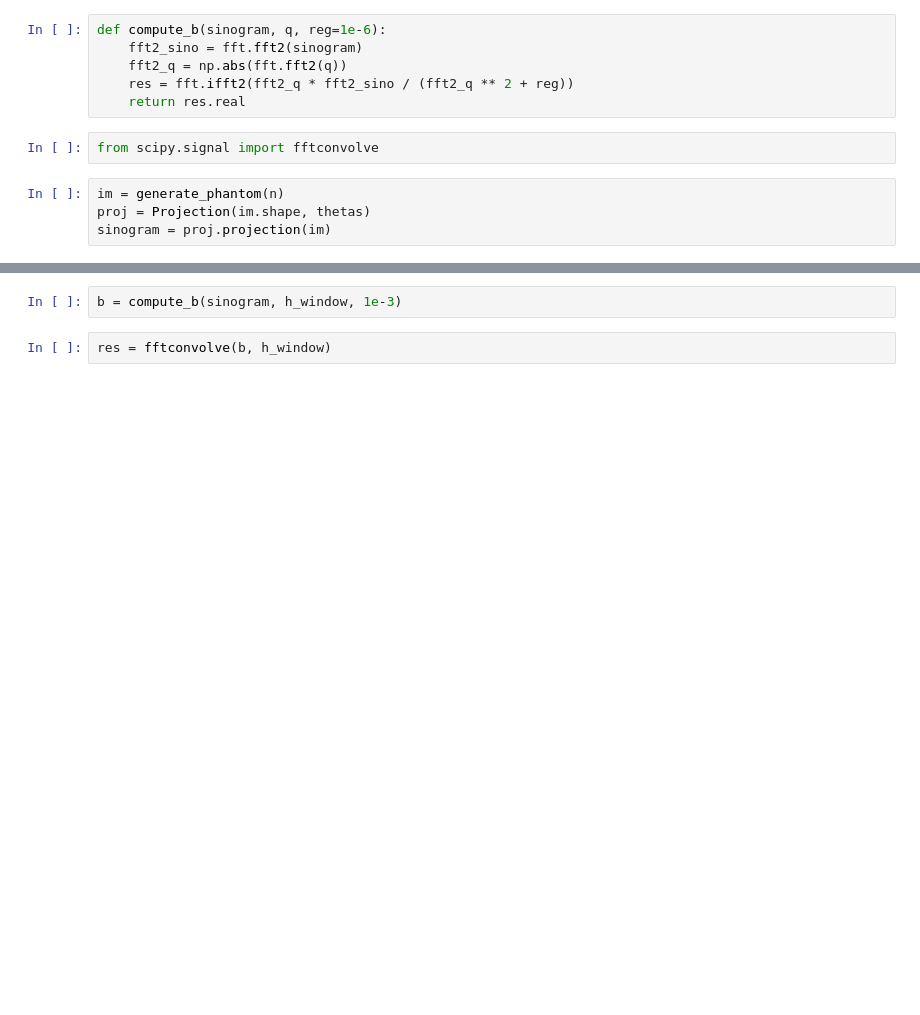
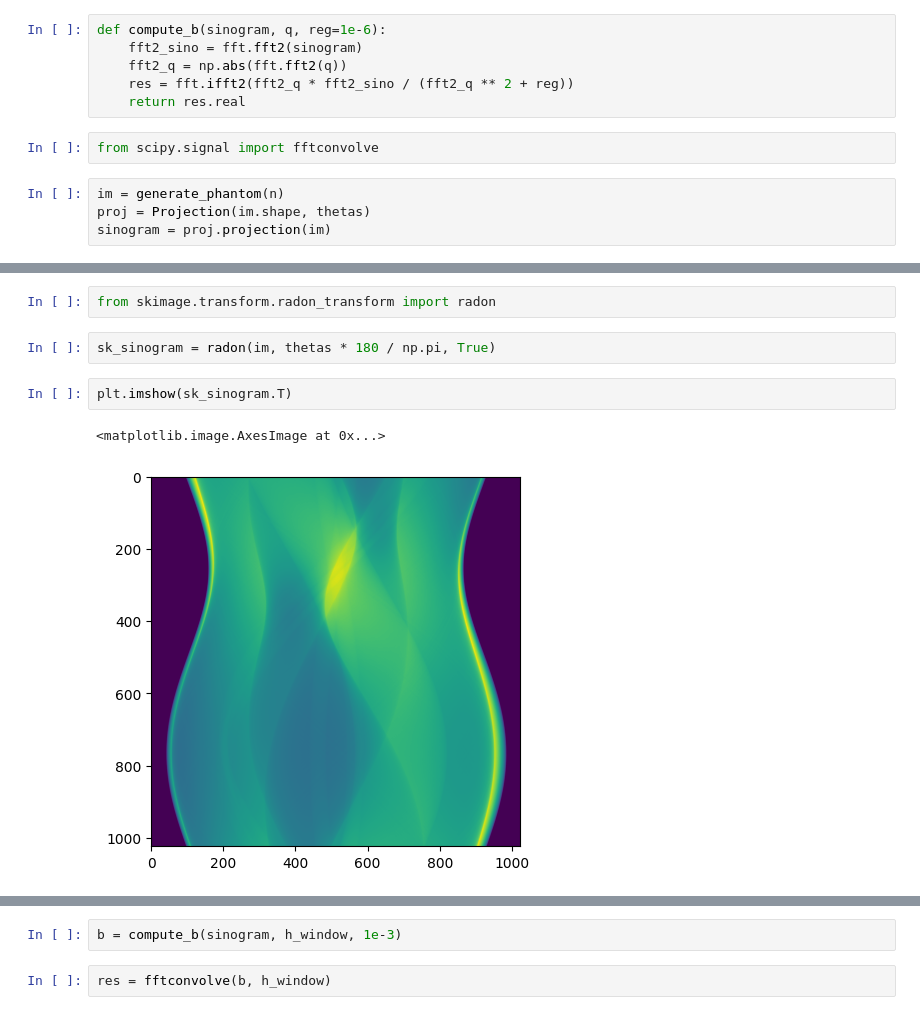
Before and after one commit to Loris0/ppfft, a Jupyter notebook: notebooks/resample_sinogram.ipynb, the cells around one changed output, grey strips where cells are left out. Saved outputs shown, nothing was run; the diff lists cells and outputs as text; blank space fills up the shorter version.

```diff
--- a/notebooks/resample_sinogram.ipynb
+++ b/notebooks/resample_sinogram.ipynb
@@ -124 +130,10 @@ sinogram = proj.projection(im)
+# %%
+from skimage.transform.radon_transform import radon
+# %%
+sk_sinogram = radon(im, thetas * 180 / np.pi, True)
+# %%
+plt.imshow(sk_sinogram.T)
+# %% [output]
+<matplotlib.image.AxesImage at 0x...>
+[figure, added]
 # %%
```
Also changed, not shown: parts of 2 cells of this notebook, 6 other files.
